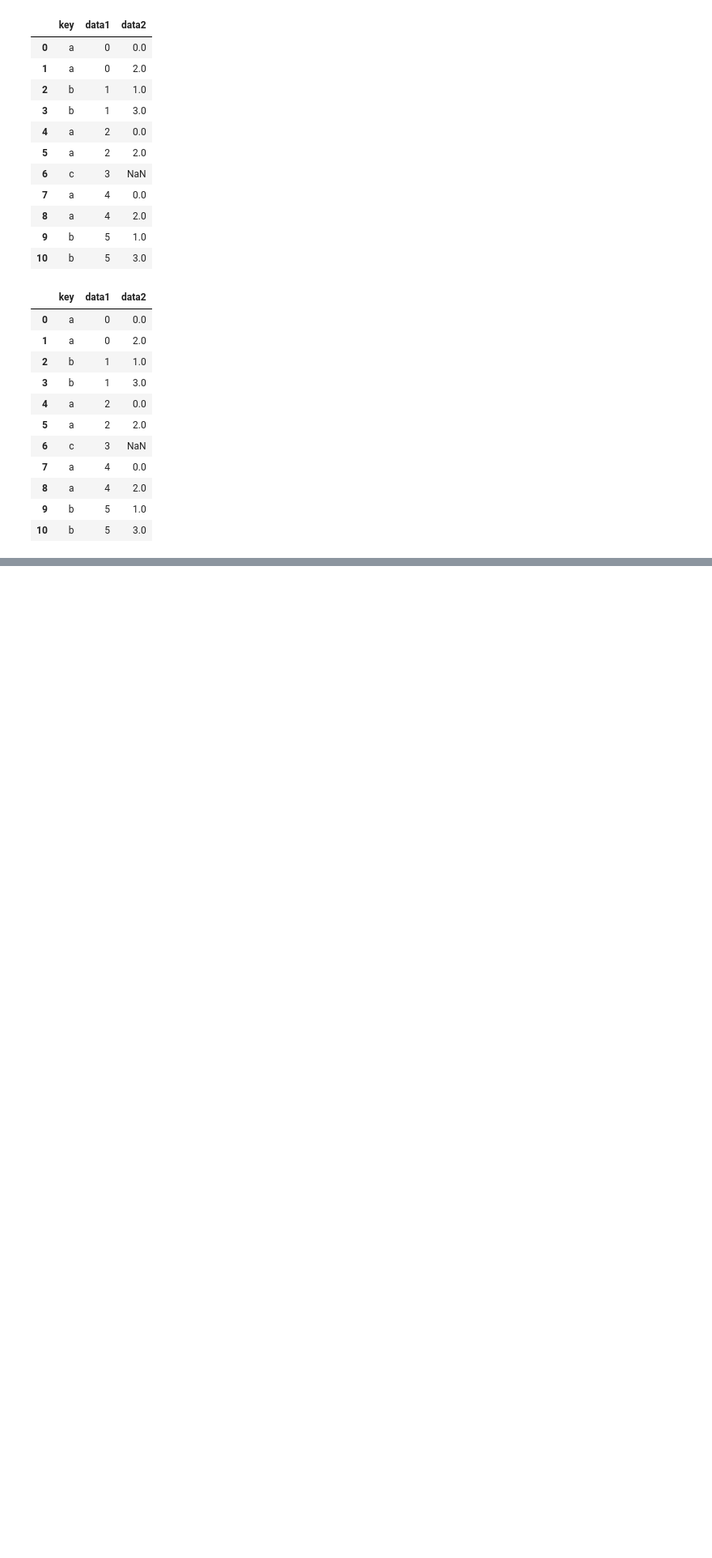
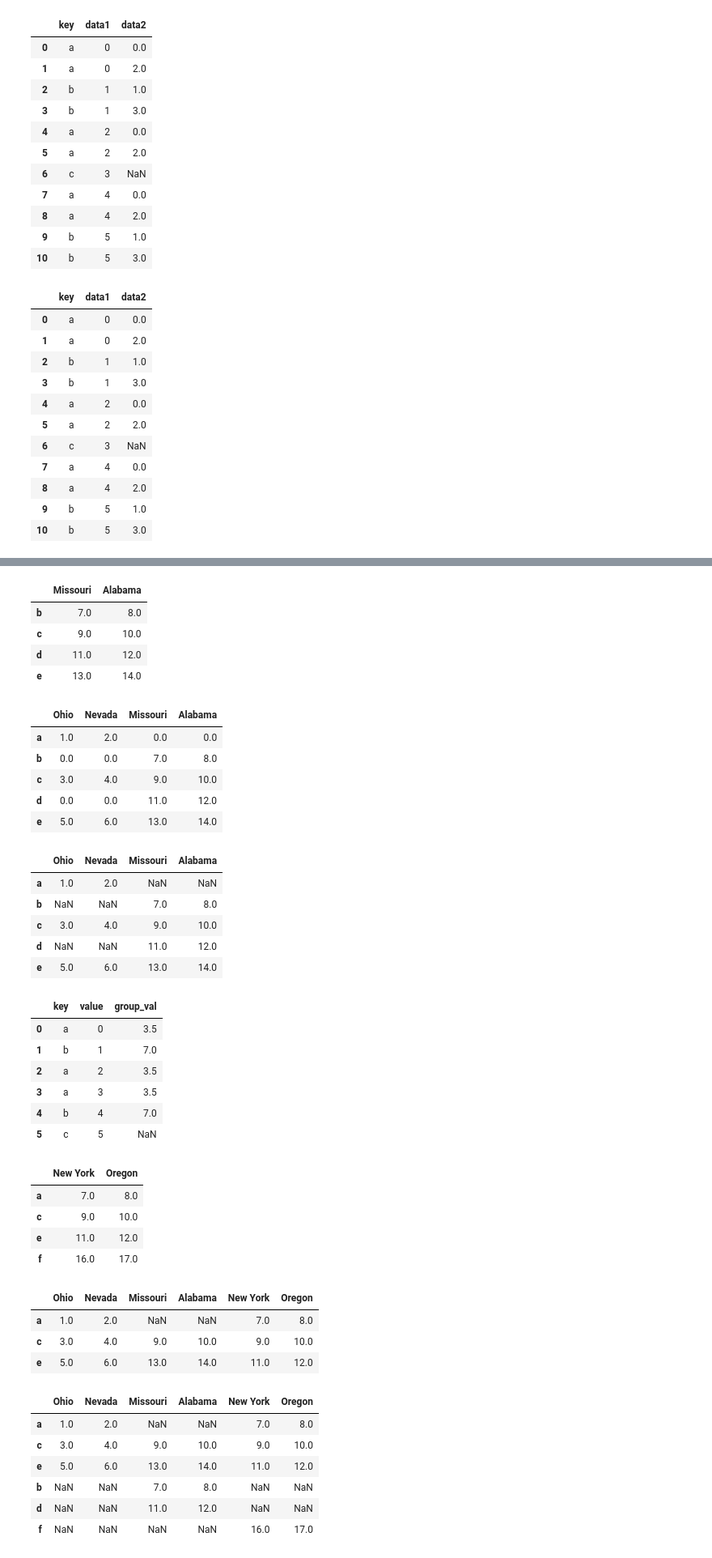
Before and after one commit to MuayThaiLegz/Py_DataAnalysis, a Jupyter notebook: PyForData_8.ipynb, the cells around one changed output, grey strips where cells are left out. Shown at 81% size. Cells and saved outputs as stored; diff of their text form; code cells hidden in the pictures; blank space fills up the shorter version.

Commit message:
Join, Concat
working on methods for join and concatenaing pandas objects

```diff
--- a/PyForData_8.ipynb
+++ b/PyForData_8.ipynb
@@ -612,0 +531,39 @@ display(pd.merge(left2, right2, how='outer', left_index=True, right_index=True).
+# %%
+# Using the indexes of both sides of the merge is also possible
+
+left2 = pd.DataFrame([[1., 2.], [3., 4.], [5., 6.]],
+                    index=['a', 'c', 'e'],
+                    columns=["Ohio",'Nevada'])
+
+right2 = pd.DataFrame([[7., 8.], [9., 10.], [11., 12.], [13, 14]],
+                     index=['b','c','d','e'],
+                     columns=['Missouri', 'Alabama'])
+
+display(left2)
+
+display(right2)
+
+display(pd.merge(left2, right2, how='outer', left_index=True, right_index=True).fillna(0))
+
+# DataFrame has a convenient join instance sor merging by index.
+# It can also be used to combine together many the same or similar indexes but non-overlapping columns, In the prior example, we could have written
+
+display(left2.join(right2, how='outer'))
+
+# In part for legacy reasons df join method performs a left join on the join kets, exactly preserving the laft frames row index.
+# It also supports joining the index of the passed df on one of the columns of the calling df
+
+display(left1.join(right1, on ='key'))
+
+# lastly, for simple index-on-index merges, you can pass a list of df to join as an alternative to using the more general concat fucntion described in the nect section:
+
+another = pd.DataFrame([[7., 8.], [9., 10.], [11., 12.], [16., 17.,]],
+                      index=['a', 'c', 'e', 'f'],
+                      columns=['New York', 'Oregon'])
+
+display(another)
+
+display(left2.join([right2, another]))
+
+display(left2.join([right2, another], how='outer'))
+# %% [output]
@@ -613 +574,41 @@ display(pd.merge(left2, right2, how='outer', left_index=True, right_index=True).
+|  | Missouri | Alabama |
+| b | 7.0 | 8.0 |
+| c | 9.0 | 10.0 |
+| d | 11.0 | 12.0 |
+| e | 13.0 | 14.0 |
+|  | Ohio | Nevada | Missouri | Alabama |
+| a | 1.0 | 2.0 | 0.0 | 0.0 |
+| b | 0.0 | 0.0 | 7.0 | 8.0 |
+| c | 3.0 | 4.0 | 9.0 | 10.0 |
+| d | 0.0 | 0.0 | 11.0 | 12.0 |
+| e | 5.0 | 6.0 | 13.0 | 14.0 |
+|  | Ohio | Nevada | Missouri | Alabama |
+| a | 1.0 | 2.0 | NaN | NaN |
+| b | NaN | NaN | 7.0 | 8.0 |
+| c | 3.0 | 4.0 | 9.0 | 10.0 |
+| d | NaN | NaN | 11.0 | 12.0 |
+| e | 5.0 | 6.0 | 13.0 | 14.0 |
+|  | key | value | group_val |
+| 0 | a | 0 | 3.5 |
+| 1 | b | 1 | 7.0 |
+| 2 | a | 2 | 3.5 |
+| 3 | a | 3 | 3.5 |
+| 4 | b | 4 | 7.0 |
+| 5 | c | 5 | NaN |
+|  | New York | Oregon |
+| a | 7.0 | 8.0 |
+| c | 9.0 | 10.0 |
+| e | 11.0 | 12.0 |
+| f | 16.0 | 17.0 |
+|  | Ohio | Nevada | Missouri | Alabama | New York | Oregon |
+| a | 1.0 | 2.0 | NaN | NaN | 7.0 | 8.0 |
+| c | 3.0 | 4.0 | 9.0 | 10.0 | 9.0 | 10.0 |
+| e | 5.0 | 6.0 | 13.0 | 14.0 | 11.0 | 12.0 |
+|  | Ohio | Nevada | Missouri | Alabama | New York | Oregon |
+| a | 1.0 | 2.0 | NaN | NaN | 7.0 | 8.0 |
+| c | 3.0 | 4.0 | 9.0 | 10.0 | 9.0 | 10.0 |
+| e | 5.0 | 6.0 | 13.0 | 14.0 | 11.0 | 12.0 |
+| b | NaN | NaN | 7.0 | 8.0 | NaN | NaN |
+| d | NaN | NaN | 11.0 | 12.0 | NaN | NaN |
+| f | NaN | NaN | NaN | NaN | 16.0 | 17.0 |
 # %%
```
Also changed, not shown: parts of 7 cells of this notebook.
